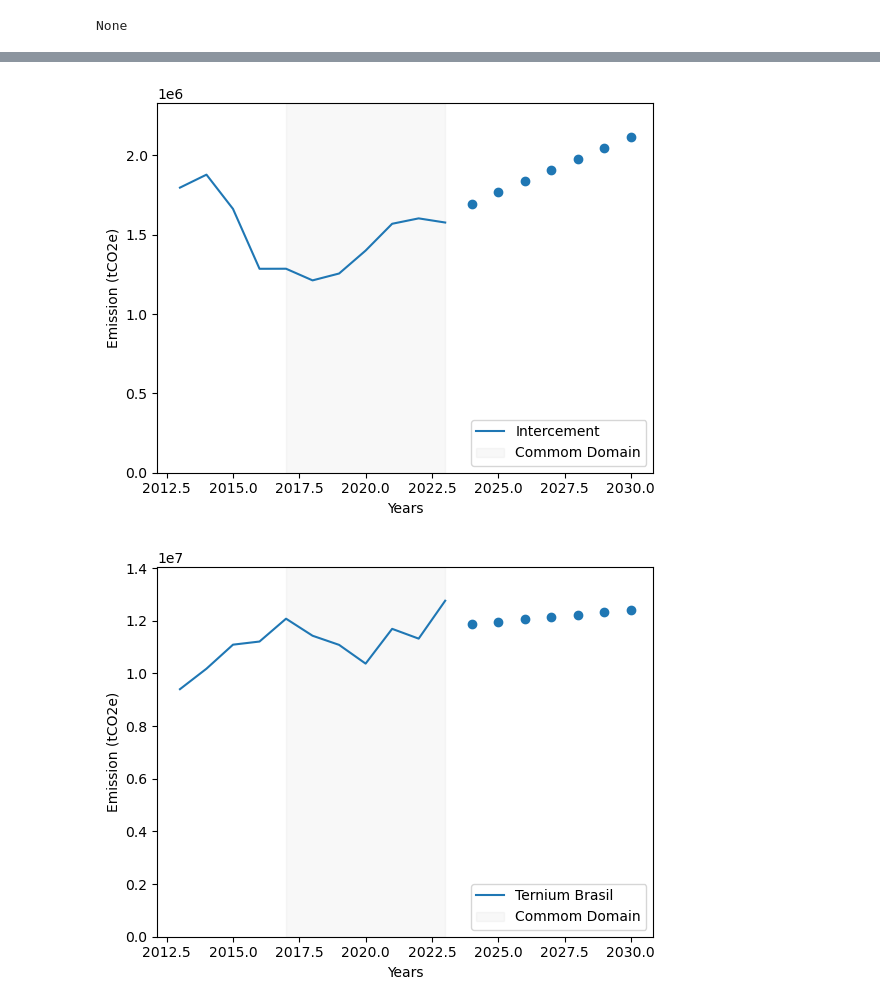
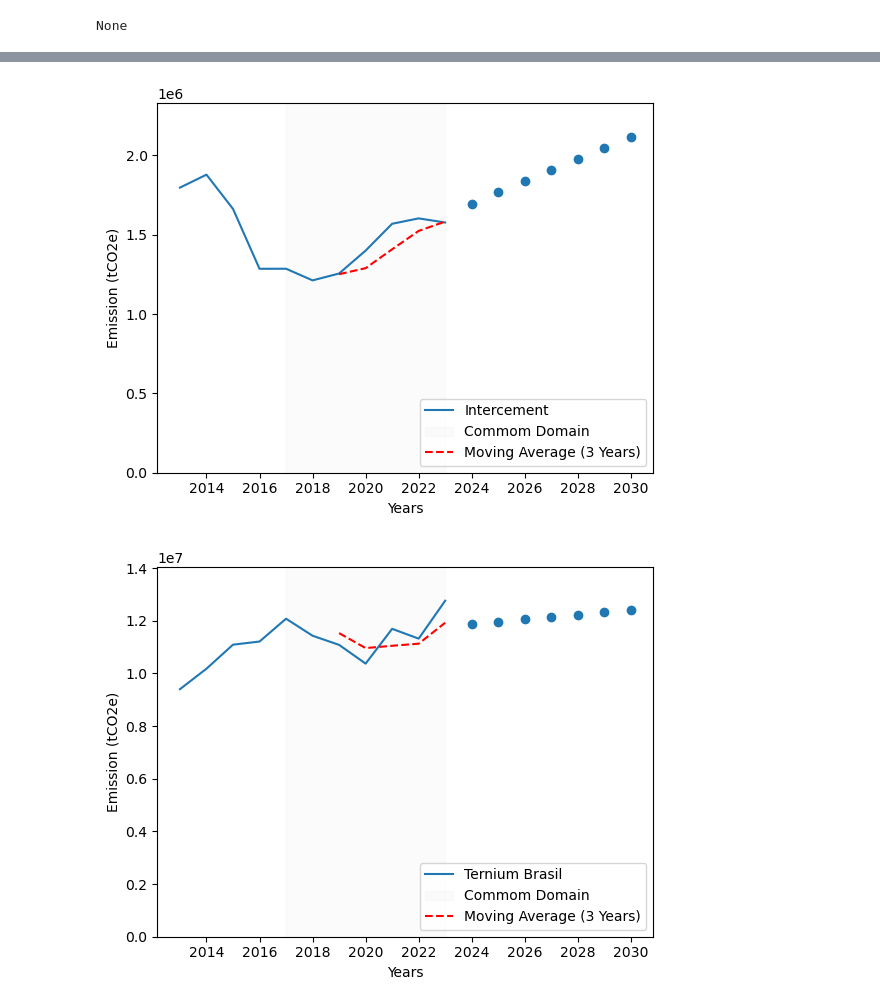
Before and after one commit to thiagoneye/costcaster, a Jupyter notebook: src/main.ipynb, the cells around one changed output, grey strips where cells are left out. Cells and saved outputs as stored; diff of their text form; code cells hidden in the pictures.

Commit message:
Implemented the rolling parameter

```diff
--- a/src/main.ipynb
+++ b/src/main.ipynb
@@ -79,6 +79,10 @@ def applies_autoregressive_model(data, p=0, d=0, q=0, steps_for_forec=1):
     return y_pred
 
 
+def get_rolling_values(ser, windows=3):
+    ser = ser.rolling(windows).mean()
+    return ser.values
+
 def generate_plot(company_name, X, y, X_pred, y_pred):
     (line,) = plt.plot(X, y, label=company_name)
     plt.plot(X_pred, y_pred, "o", color=line.get_color())
@@ -119,23 +123,36 @@ if False:
 # Linear Model
 if True:
     for company_name in list_of_companies:
+        # Processing Data
+
         X_train = df_filtered.Years.values
         y_train = df_filtered.loc[:, company_name].values
+
+        X_rolling = X_train
+        y_rolling = get_rolling_values(df_filtered.loc[:, company_name])
+        X_rolling = X_train[~np.isnan(y_rolling)]
+        y_rolling = y_rolling[~np.isnan(y_rolling)]
 
         y_pred = applies_linear_regression(X_train, y_train, X_pred)
 
         X_plot = df.Years.values
         y_plot = df.loc[:, company_name].values
-
         X_plot = X_plot[~np.isnan(y_plot)]
         y_plot = y_plot[~np.isnan(y_plot)]
 
+        # Plot
+
         plt.figure()
         generate_plot(company_name, X_plot, y_plot, X_pred, y_pred)
+        plt.axvspan(
+            min(X_train), max(X_train), color="gray", alpha=0.03, label="Commom Domain"
+        )
+        plt.plot(X_rolling, y_rolling, "--r", label="Moving Average (3 Years)")
+
+        ax = plt.gca()
+        ax.xaxis.set_major_locator(MultipleLocator(2))
         plt.ylim([0, 1.1 * max(max(y_plot), max(y_pred))])
-        plt.axvspan(
-            min(X_train), max(X_train), color="gray", alpha=0.05, label="Commom Domain"
-        )
+
         plt.legend(loc="lower right")
         plt.xlabel("Years")
         plt.ylabel("Emission (tCO2e)")
@@ -163,2 +163,2 @@ y_plot: [12538927.8  10718949.94 13600628.68 10868626.07 23728704.1    330664.96
-[figure, old version]
+[figure, new version]
-[figure, old version]
+[figure, new version]
```
Also changed, not shown: parts of 2 cells of this notebook, 8 other files.
